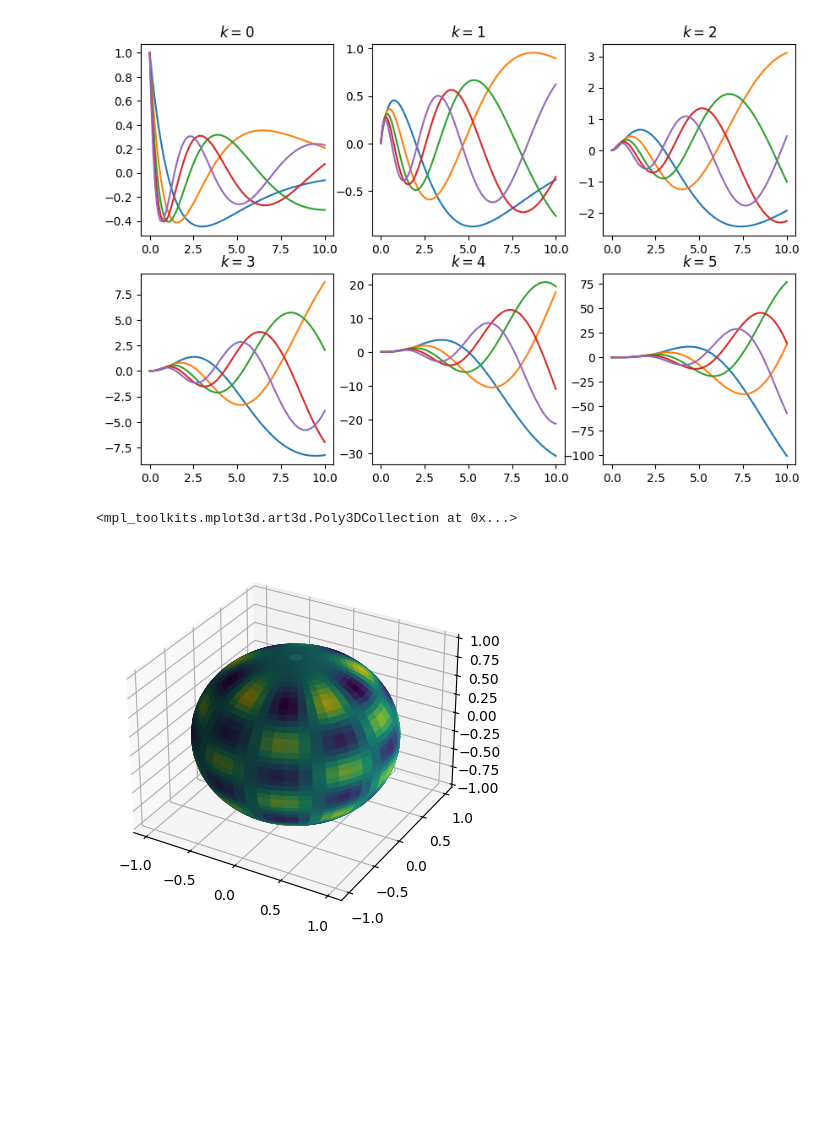
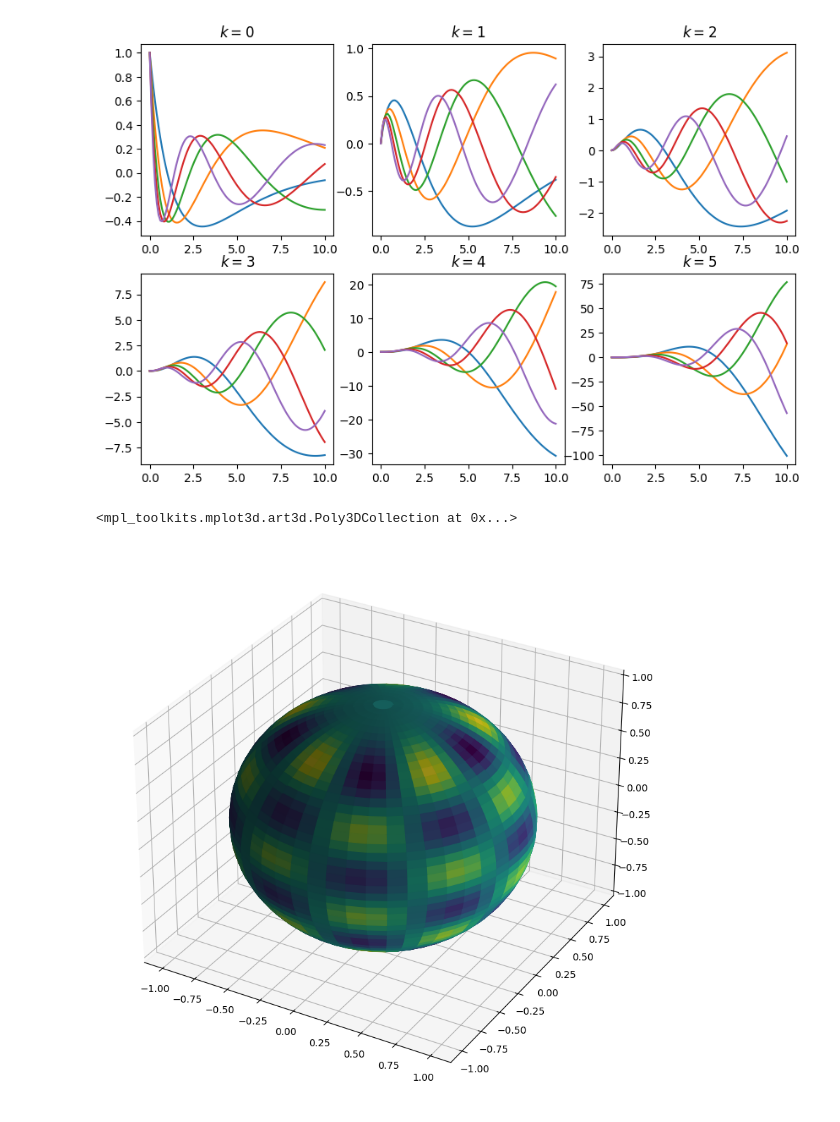
Before and after one commit to DanielBarrreto/Hydrogen-atom, a Jupyter notebook: H_A.ipynb, the cells around one changed output. Saved outputs shown, nothing was run; the diff lists cells and outputs as text; code cells hidden in the pictures; blank space fills up the shorter version.

```diff
--- a/H_A.ipynb
+++ b/H_A.ipynb
@@ -89,21 +89,21 @@ def armonicos(theta,phi,l,m):
 # %%
 a=50
 theta=np.linspace(0,np.pi,a)
 phi=np.linspace(0,2*np.pi,a)
 T=np.zeros((a,a))
 for i in range(a):
     for j in range(a):
         T[i,j]=armonicos(theta[i],phi[j],10,5).real
 
 norm = plt.Normalize(T.min(), T.max())
 
-esfer=plt.figure()
+esfer=plt.figure(figsize=(10,11))
 ax=esfer.add_subplot(projection="3d")
 Theta, Phi= np.meshgrid(theta,phi,indexing="ij")
 X=np.sin(Theta)*np.cos(Phi)
 Y=np.sin(Theta)*np.sin(Phi)
 Z=np.cos(Theta)
 ax.plot_surface(X,Y,Z,facecolors=cm.viridis(norm(T)))
 # %% [output]
 <mpl_toolkits.mplot3d.art3d.Poly3DCollection at 0x...>
-[figure, old version]
+[figure, new version]
```
